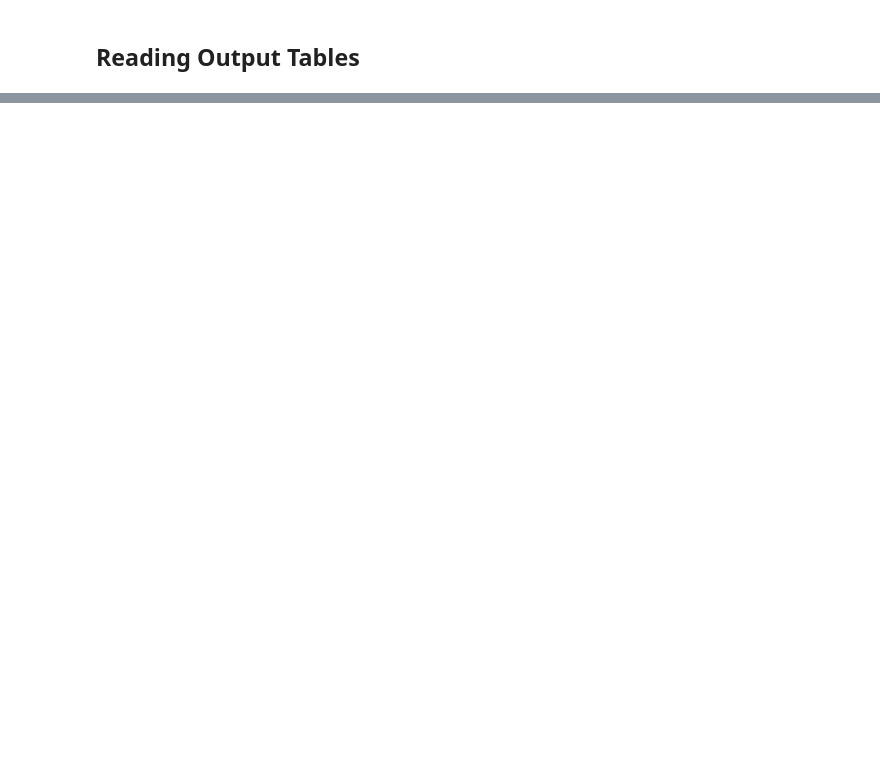
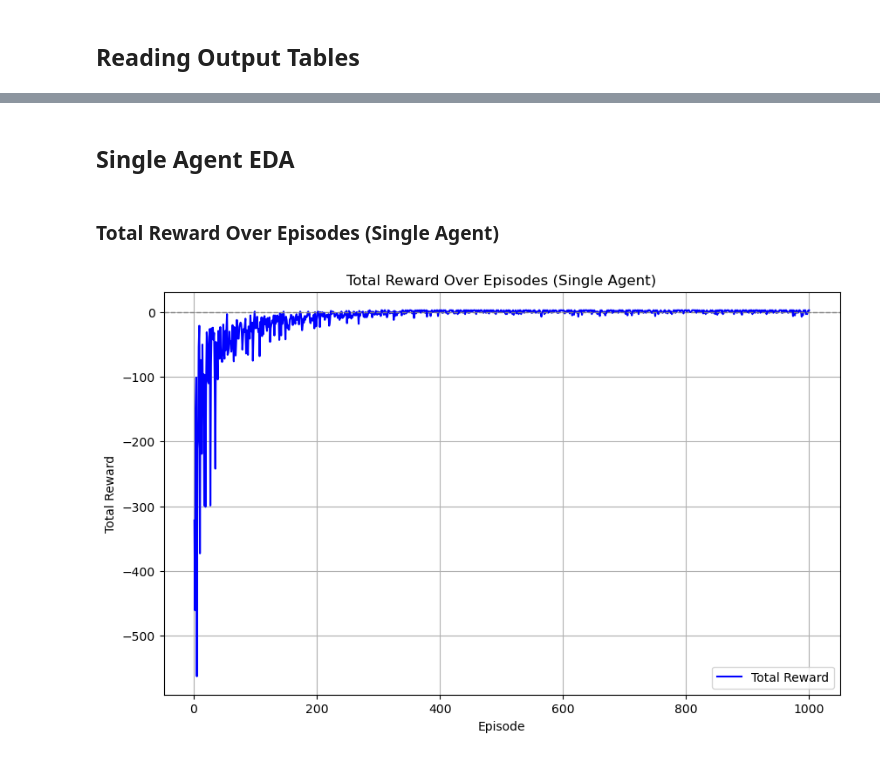
Before and after one commit to jasserabdou/RL-Q-Learning, a Jupyter notebook: RL Assignment.ipynb, the cells around one changed output, grey strips where cells are left out. Drawn from its saved outputs; the diff is of its cells as text; code cells hidden in the pictures; blank space fills up the shorter version.

```diff
--- a/RL Assignment.ipynb
+++ b/RL Assignment.ipynb
@@ -333,0 +334,17 @@ pd.concat([df.head(), df.tail()])
+# %% [markdown]
+## Single Agent EDA
+# %% [markdown]
+### Total Reward Over Episodes (Single Agent)
+# %%
+# Plot total reward over episodes
+plt.figure(figsize=(10, 6))
+plt.plot(df_s['Episode'], df_s['Total Reward'], label='Total Reward', color='blue')
+plt.axhline(0, color='gray', linestyle='--', linewidth=1)
+plt.xlabel('Episode')
+plt.ylabel('Total Reward')
+plt.title('Total Reward Over Episodes (Single Agent)')
+plt.legend()
+plt.grid(True)
+plt.show()
+# %% [output]
+[figure, added]
```
Also changed, not shown: parts of 19 cells of this notebook, 2 other files.
